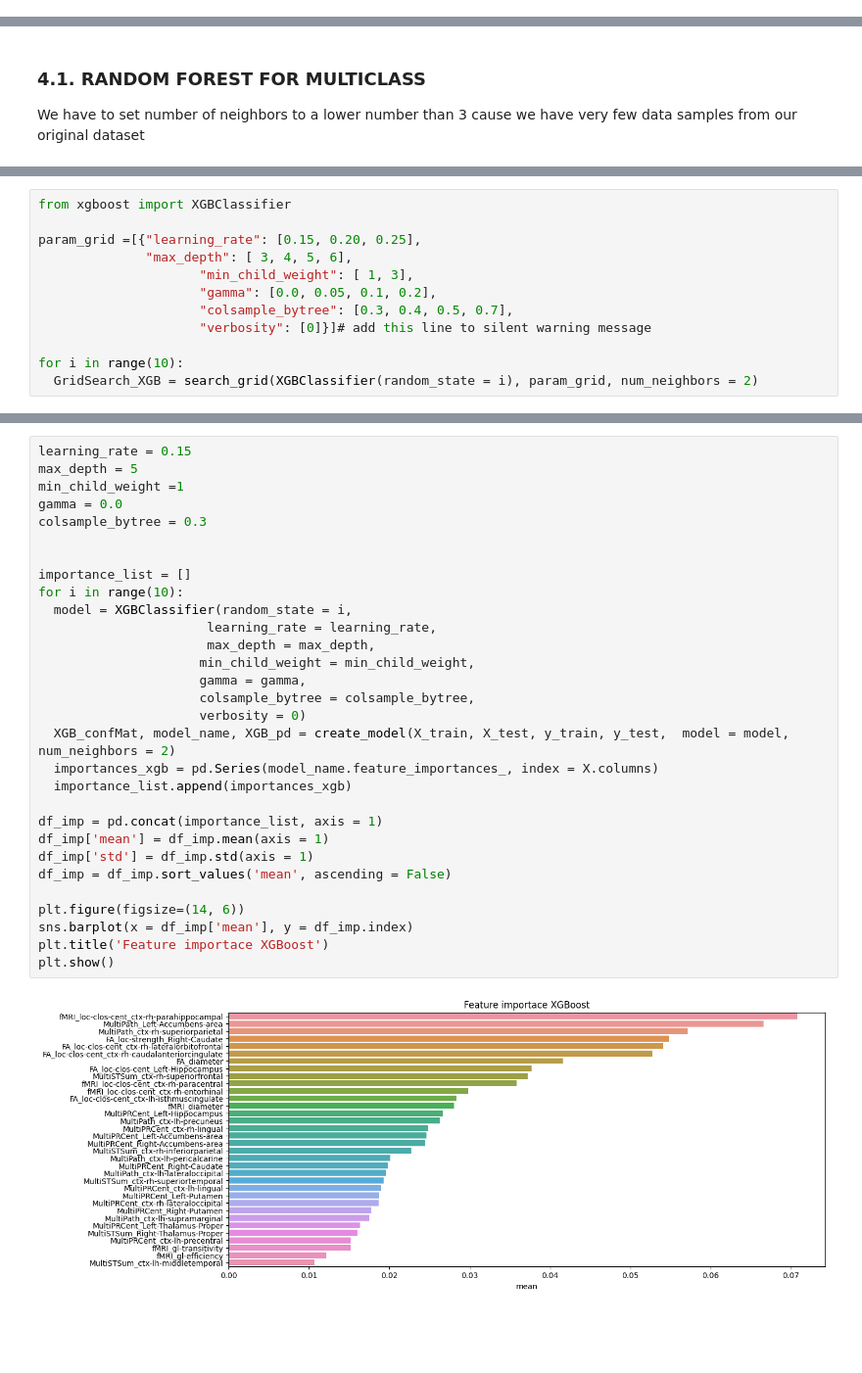
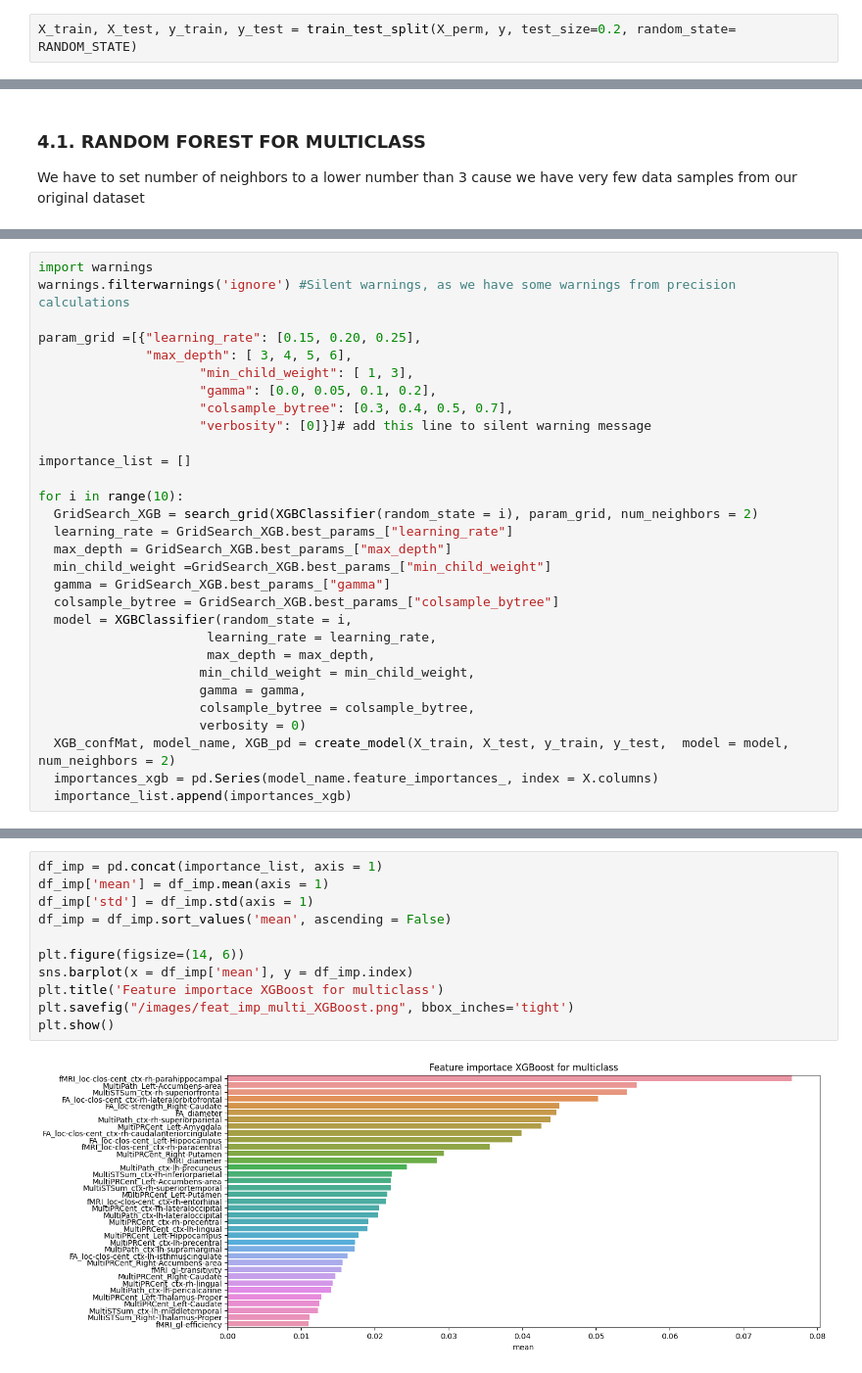
Before and after one commit to JoanGinard/Multilayer_MS, a Jupyter notebook: Feature_importance.ipynb, the cells around one changed output, grey strips where cells are left out. Shown at 98% size. Saved outputs shown, nothing was run; the diff lists cells and outputs as text; blank space fills up the shorter version.

```diff
--- a/Feature_importance.ipynb
+++ b/Feature_importance.ipynb
@@ -499,0 +495,2 @@ plt.show()
+# %%
+X_train, X_test, y_train, y_test = train_test_split(X_perm, y, test_size=0.2, random_state= RANDOM_STATE)
@@ -566,5 +610,6 @@ plt.show()
 # %%
-from xgboost import XGBClassifier
+import warnings
+warnings.filterwarnings('ignore') #Silent warnings, as we have some warnings from precision calculations
 
 param_grid =[{"learning_rate": [0.15, 0.20, 0.25],
               "max_depth": [ 3, 4, 5, 6],
@@ -573,6 +618,23 @@ param_grid =[{"learning_rate": [0.15, 0.20, 0.25],
                      "colsample_bytree": [0.3, 0.4, 0.5, 0.7],
                      "verbosity": [0]}]# add this line to silent warning message
 
+importance_list = []
+
 for i in range(10):
   GridSearch_XGB = search_grid(XGBClassifier(random_state = i), param_grid, num_neighbors = 2)
+  learning_rate = GridSearch_XGB.best_params_["learning_rate"]
+  max_depth = GridSearch_XGB.best_params_["max_depth"]
+  min_child_weight =GridSearch_XGB.best_params_["min_child_weight"]
+  gamma = GridSearch_XGB.best_params_["gamma"]
+  colsample_bytree = GridSearch_XGB.best_params_["colsample_bytree"]
+  model = XGBClassifier(random_state = i,
+                      learning_rate = learning_rate,
+                      max_depth = max_depth,
+                     min_child_weight = min_child_weight,
+                     gamma = gamma,
+                     colsample_bytree = colsample_bytree,
+                     verbosity = 0)
+  XGB_confMat, model_name, XGB_pd = create_model(X_train, X_test, y_train, y_test,  model = model, num_neighbors = 2)
+  importances_xgb = pd.Series(model_name.feature_importances_, index = X.columns)
+  importance_list.append(importances_xgb)
 # %% [output]
@@ -589,32 +651,13 @@ for i in range(10):
 # %%
-learning_rate = 0.15
-max_depth = 5
-min_child_weight =1
-gamma = 0.0
-colsample_bytree = 0.3
-
-
-importance_list = []
-for i in range(10):
-  model = XGBClassifier(random_state = i,
-                      learning_rate = learning_rate,
-                      max_depth = max_depth,
-                     min_child_weight = min_child_weight,
-                     gamma = gamma,
-                     colsample_bytree = colsample_bytree,
-                     verbosity = 0)
-  XGB_confMat, model_name, XGB_pd = create_model(X_train, X_test, y_train, y_test,  model = model, num_neighbors = 2)
-  importances_xgb = pd.Series(model_name.feature_importances_, index = X.columns)
-  importance_list.append(importances_xgb)
-
 df_imp = pd.concat(importance_list, axis = 1)
 df_imp['mean'] = df_imp.mean(axis = 1)
 df_imp['std'] = df_imp.std(axis = 1)
 df_imp = df_imp.sort_values('mean', ascending = False)
 
 plt.figure(figsize=(14, 6))
 sns.barplot(x = df_imp['mean'], y = df_imp.index)
-plt.title('Feature importace XGBoost')
+plt.title('Feature importace XGBoost for multiclass')
+plt.savefig("/images/feat_imp_multi_XGBoost.png", bbox_inches='tight')
 plt.show()
 # %% [output]
-[figure, old version]
+[figure, new version]
```
Also changed, not shown: parts of 33 cells of this notebook, 3 other files.
